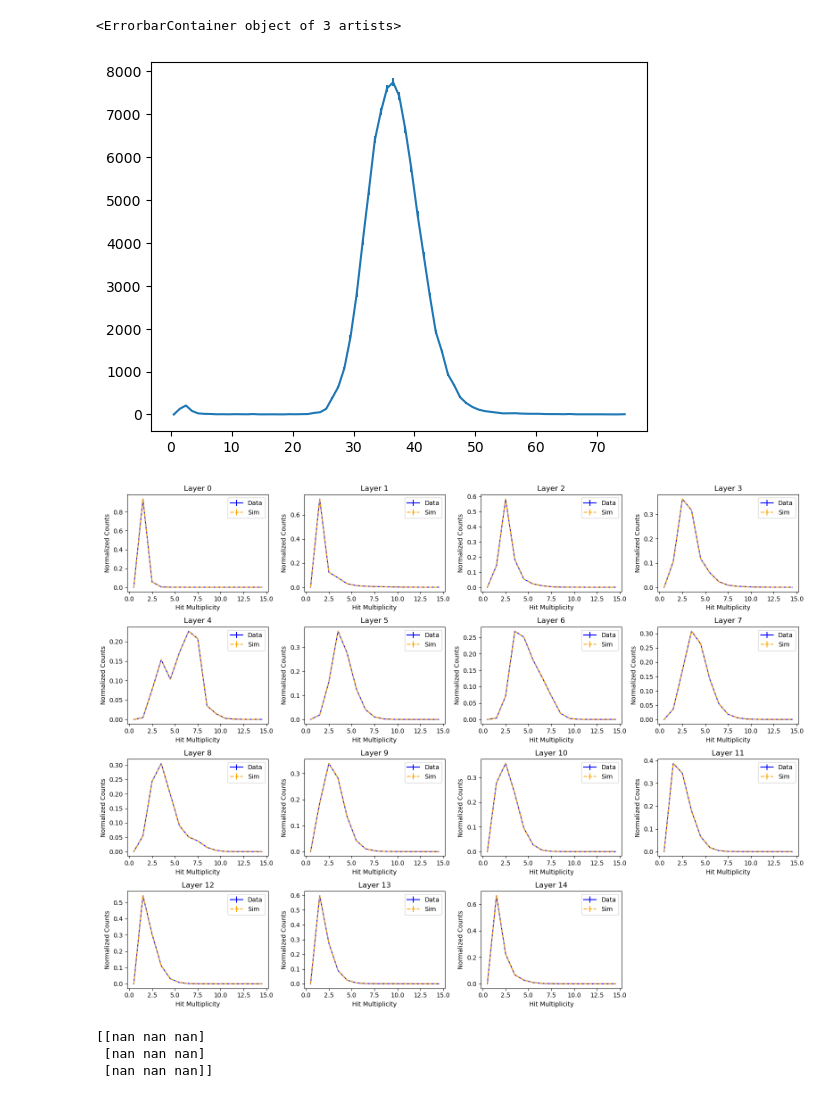
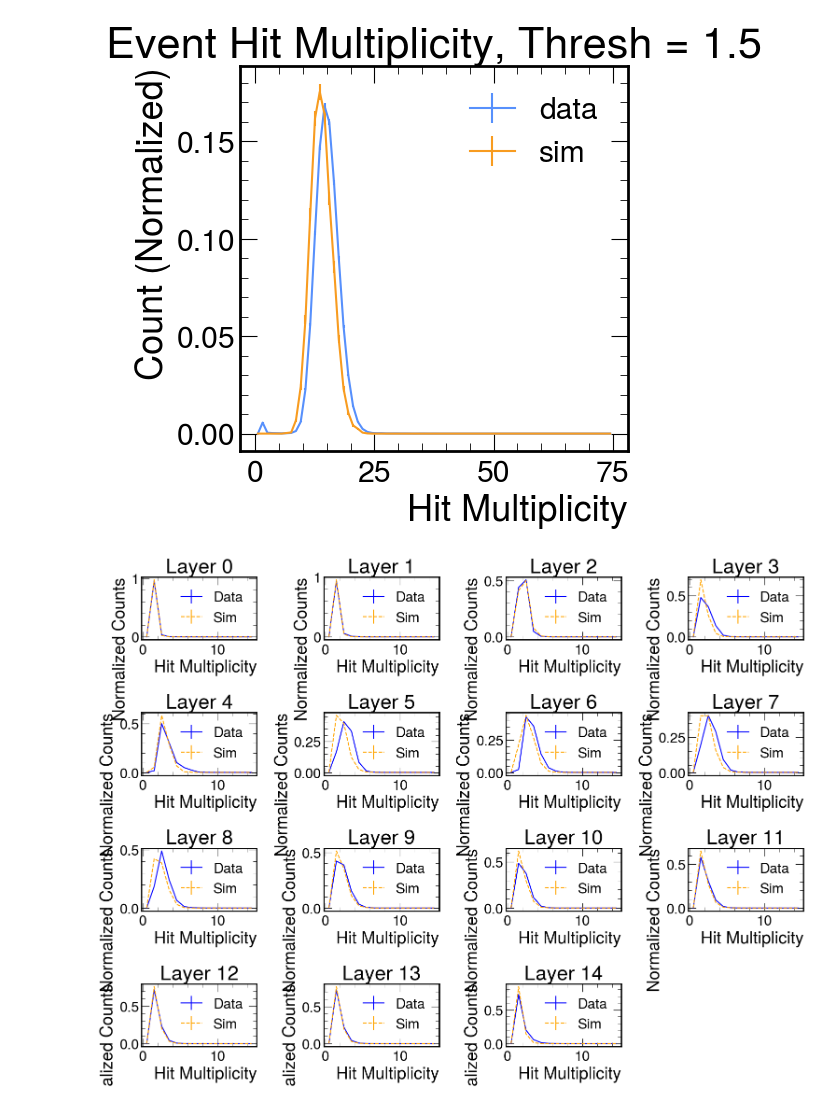
Before and after one commit to SeanBP/genIII_prototype_analysis, a Jupyter notebook: Beam_Analysis_DF.ipynb, the cells around one changed output. Saved outputs shown, nothing was run; the diff lists cells and outputs as text; code cells hidden in the pictures.

```diff
--- a/Beam_Analysis_DF.ipynb
+++ b/Beam_Analysis_DF.ipynb
@@ -12,5 +12,7 @@ import matplotlib.colors as mcolors
 import numpy as np
 # %%
 data_df = pd.read_pickle("1-63-60-beam_DF.pkl")
-sim_df = pd.read_pickle("1-63-60-beam_DF.pkl")
+sim_df = pd.read_pickle("Sim_e+3.3_DF.pkl")
+
+hit_threshold = 1.0
 # %%
@@ -296,22 +332,39 @@ plot_xy_cog_by_layer(data_df=data_df, sim_df=data_df, threshold=0.5)
 # %%
 def event_hit_multiplicity(data_df, threshold=0.5):
     # Filter hits above the threshold
     filtered_df = data_df[data_df['energy_MIP'] > threshold]
 
     # Count hits per event
     multiplicity_series = filtered_df.groupby('event').size()
 
     # Return as NumPy array
     return multiplicity_series.values
 
-evt_mult = event_hit_multiplicity(data_df, 0.5)
+hit_threshold = 2.0
+
+fig, axs = plt.subplots(1, 1, figsize=(5, 5))
+evt_mult = event_hit_multiplicity(data_df, hit_threshold)
 counts, bin_edges = np.histogram(evt_mult, bins=75, range=[0, 75])
 bin_centers = (bin_edges[:-1] + bin_edges[1:]) / 2
 errors = np.sqrt(counts)
-plt.errorbar(bin_centers, counts, yerr=errors, fmt='-')
+counts = counts / len(evt_mult)
+errors = errors / len(evt_mult)
+plt.errorbar(bin_centers, counts, yerr=errors, fmt='-', label="data")
+
+evt_mult = event_hit_multiplicity(sim_df, hit_threshold)
+counts, bin_edges = np.histogram(evt_mult, bins=75, range=[0, 75])
+bin_centers = (bin_edges[:-1] + bin_edges[1:]) / 2
+errors = np.sqrt(counts)
+counts = counts / len(evt_mult)
+errors = errors / len(evt_mult)
+plt.errorbar(bin_centers, counts, yerr=errors, fmt='-',label="sim")
+plt.title("Event Hit Multiplicity, Thresh = 1.5")
+plt.xlabel("Hit Multiplicity")
+plt.ylabel("Count (Normalized)")
+plt.legend()
+plt.show()
 # %% [output]
-<ErrorbarContainer object of 3 artists>
-[figure, old version]
+[figure, new version]
 # %%
 def layer_event_hit_multiplicity(data_df, layer, threshold=0.5):
     # Filter hits above the threshold and for the specified layer
@@ -374,9 +427,9 @@ def plot_hit_multiplicity_by_layer(data_df, sim_df, threshold=0.5, bins=15, max_
 
     plt.show()
 
-plot_hit_multiplicity_by_layer(data_df=data_df, sim_df=data_df, threshold=0.5)
+plot_hit_multiplicity_by_layer(data_df=data_df, sim_df=sim_df, threshold=hit_threshold)
 # %% [output]
-[figure, old version]
+[figure, new version]
 # %%
 def compute_all_event_moment_matrices(data_df, e_cut=0.5):
     def compute_moment_matrix(group):
@@ -424,10 +477,6 @@ def compute_all_event_moment_matrices(data_df, e_cut=0.5):
         return moment_matrix
 
     return data_df.groupby('event', group_keys=False).apply(compute_moment_matrix)
-# %% [output]
-[[nan nan nan]
- [nan nan nan]
- [nan nan nan]]
 # %%
 def compute_all_cluster_orientations(moment_matrices):
     """
```
Also changed, not shown: parts of 10 cells of this notebook, 10 other files.
